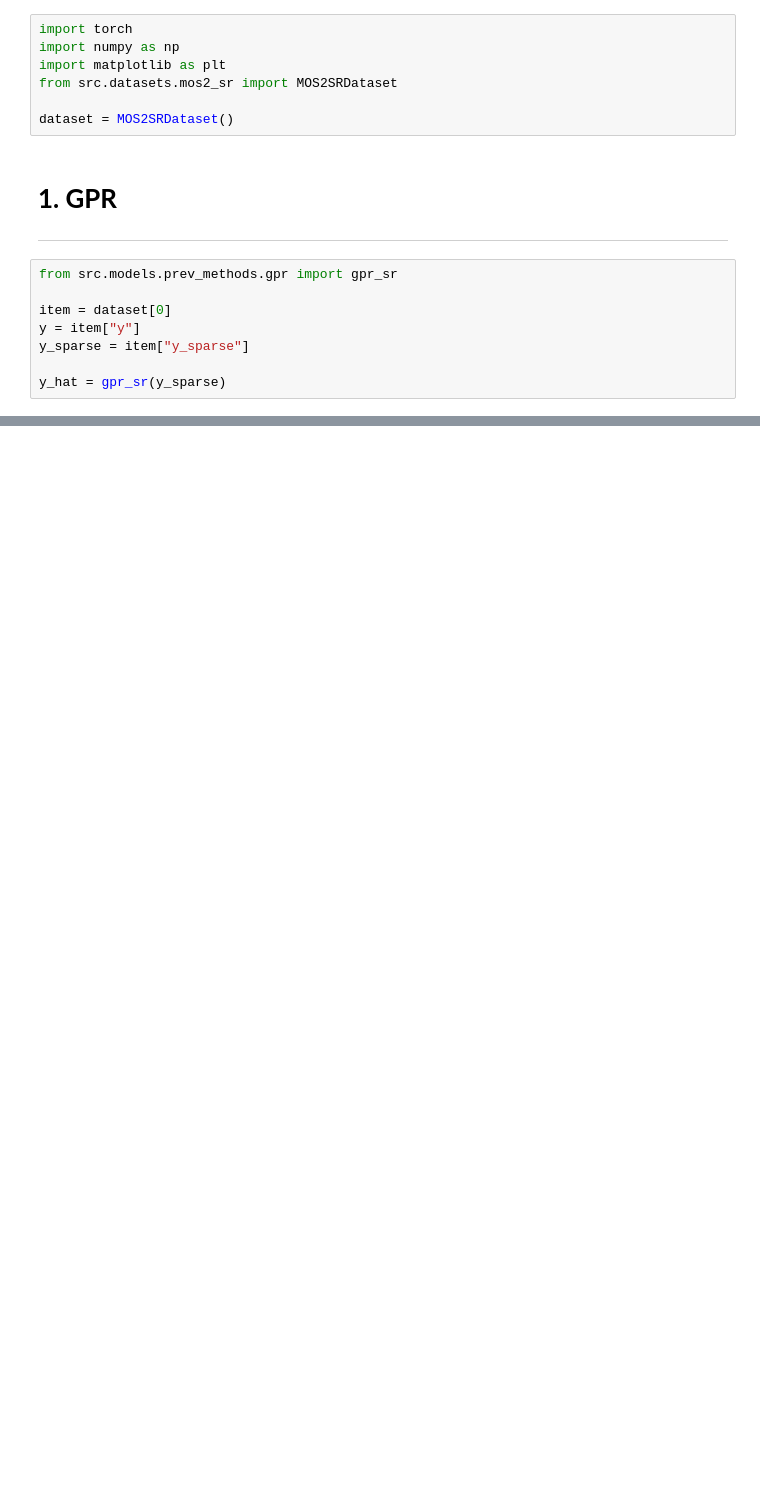
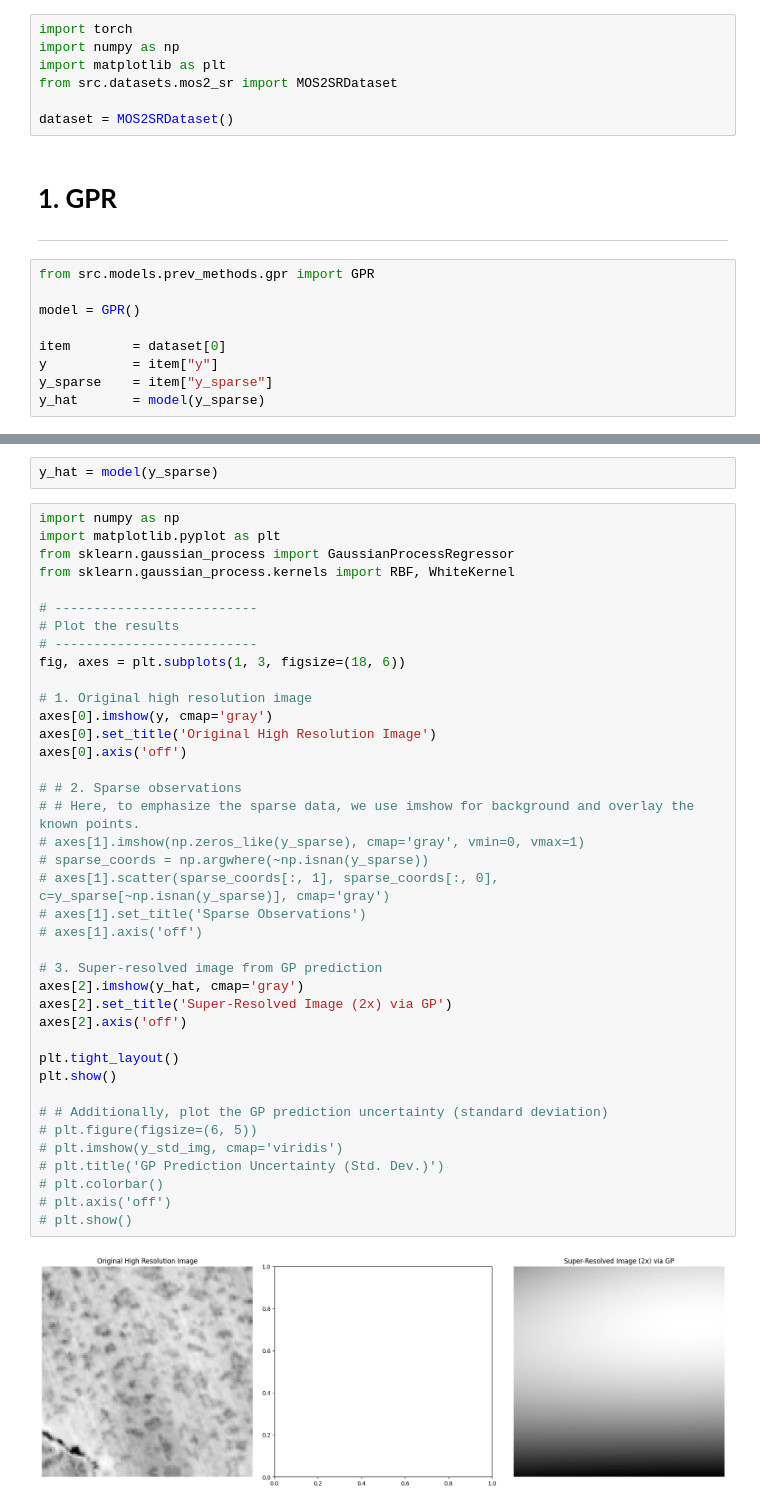
Before and after one commit to UNITES-Lab/sparse-cafm, a Jupyter notebook: ___baselines.ipynb, the cells around one changed output, grey strips where cells are left out. Cells and saved outputs as stored; diff of their text form; blank space fills up the shorter version.

Commit message:
better gpr model

```diff
--- a/___baselines.ipynb
+++ b/___baselines.ipynb
@@ -9,10 +9,11 @@ dataset = MOS2SRDataset()
 # **1. GPR**
 ---
 # %%
-from src.models.prev_methods.gpr import gpr_sr
+from src.models.prev_methods.gpr import GPR
 
-item = dataset[0]
-y = item["y"]
-y_sparse = item["y_sparse"]
+model = GPR()
 
-y_hat = gpr_sr(y_sparse)
+item        = dataset[0]
+y           = item["y"]
+y_sparse    = item["y_sparse"]
+y_hat       = model(y_sparse)
@@ -112,0 +20,43 @@ plt.show()
+# %%
+y_hat = model(y_sparse)
+# %%
+import numpy as np
+import matplotlib.pyplot as plt
+from sklearn.gaussian_process import GaussianProcessRegressor
+from sklearn.gaussian_process.kernels import RBF, WhiteKernel
+
+# --------------------------
+# Plot the results
+# --------------------------
+fig, axes = plt.subplots(1, 3, figsize=(18, 6))
+
+# 1. Original high resolution image
+axes[0].imshow(y, cmap='gray')
+axes[0].set_title('Original High Resolution Image')
+axes[0].axis('off')
+
+# # 2. Sparse observations
+# # Here, to emphasize the sparse data, we use imshow for background and overlay the known points.
+# axes[1].imshow(np.zeros_like(y_sparse), cmap='gray', vmin=0, vmax=1)
+# sparse_coords = np.argwhere(~np.isnan(y_sparse))
+# axes[1].scatter(sparse_coords[:, 1], sparse_coords[:, 0], c=y_sparse[~np.isnan(y_sparse)], cmap='gray')
+# axes[1].set_title('Sparse Observations')
+# axes[1].axis('off')
+
+# 3. Super-resolved image from GP prediction
+axes[2].imshow(y_hat, cmap='gray')
+axes[2].set_title('Super-Resolved Image (2x) via GP')
+axes[2].axis('off')
+
+plt.tight_layout()
+plt.show()
+
+# # Additionally, plot the GP prediction uncertainty (standard deviation)
+# plt.figure(figsize=(6, 5))
+# plt.imshow(y_std_img, cmap='viridis')
+# plt.title('GP Prediction Uncertainty (Std. Dev.)')
+# plt.colorbar()
+# plt.axis('off')
+# plt.show()
+# %% [output]
+[figure, added]
```
Also changed, not shown: parts of 1 cell of this notebook, 1 other file.
